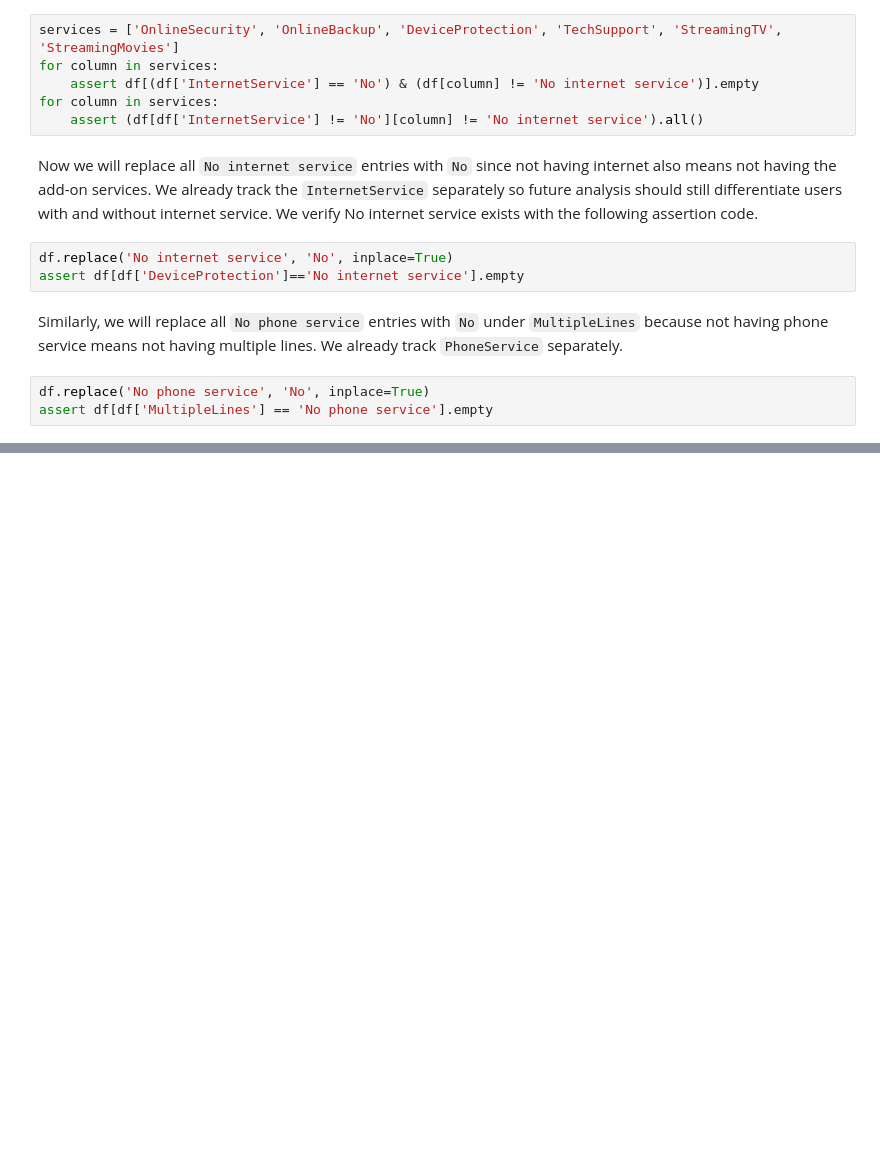
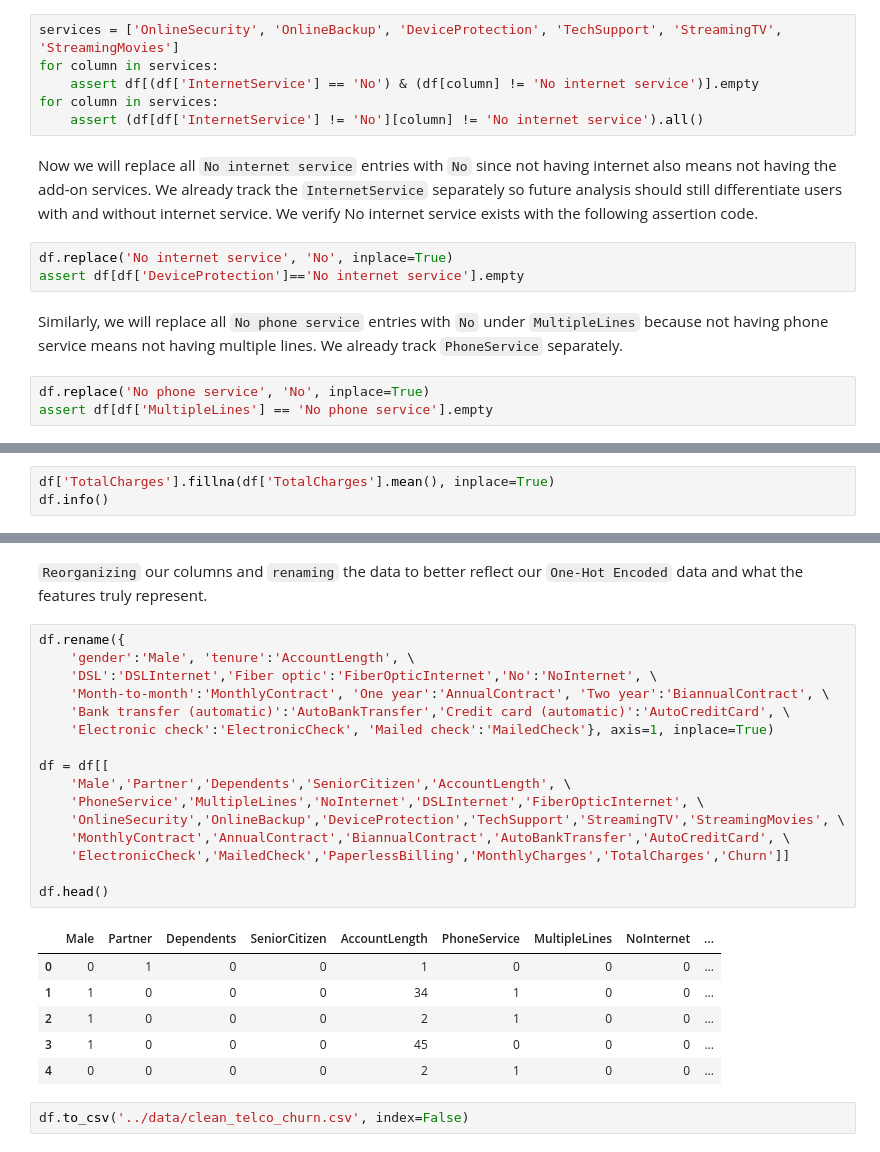
Before and after one commit to mrhussaink7/telco-churn-model, a Jupyter notebook: notebooks/data_cleaning.ipynb, the cells around one changed output, grey strips where cells are left out. Drawn from its saved outputs; the diff is of its cells as text; blank space fills up the shorter version.

```diff
--- a/notebooks/data_cleaning.ipynb
+++ b/notebooks/data_cleaning.ipynb
@@ -121,0 +185,3 @@ assert df[df['MultipleLines'] == 'No phone service'].empty
+# %%
+df['TotalCharges'].fillna(df['TotalCharges'].mean(), inplace=True)
+df.info()
@@ -121,0 +206,27 @@ assert df[df['MultipleLines'] == 'No phone service'].empty
+# %% [markdown]
+`Reorganizing` our columns and `renaming` the data to better reflect our `One-Hot Encoded` data and what the features truly represent.
+# %%
+df.rename({
+    'gender':'Male', 'tenure':'AccountLength', \
+    'DSL':'DSLInternet','Fiber optic':'FiberOpticInternet','No':'NoInternet', \
+    'Month-to-month':'MonthlyContract', 'One year':'AnnualContract', 'Two year':'BiannualContract', \
+    'Bank transfer (automatic)':'AutoBankTransfer','Credit card (automatic)':'AutoCreditCard', \
+    'Electronic check':'ElectronicCheck', 'Mailed check':'MailedCheck'}, axis=1, inplace=True)
+
+df = df[[
+    'Male','Partner','Dependents','SeniorCitizen','AccountLength', \
+    'PhoneService','MultipleLines','NoInternet','DSLInternet','FiberOpticInternet', \
+    'OnlineSecurity','OnlineBackup','DeviceProtection','TechSupport','StreamingTV','StreamingMovies', \
+    'MonthlyContract','AnnualContract','BiannualContract','AutoBankTransfer','AutoCreditCard', \
+    'ElectronicCheck','MailedCheck','PaperlessBilling','MonthlyCharges','TotalCharges','Churn']]
+
+df.head()
+# %% [output]
+|  | Male | Partner | Dependents | SeniorCitizen | AccountLength | PhoneService | MultipleLines | NoInternet | ... |
+| 0 | 0 | 1 | 0 | 0 | 1 | 0 | 0 | 0 | ... |
+| 1 | 1 | 0 | 0 | 0 | 34 | 1 | 0 | 0 | ... |
+| 2 | 1 | 0 | 0 | 0 | 2 | 1 | 0 | 0 | ... |
+| 3 | 1 | 0 | 0 | 0 | 45 | 0 | 0 | 0 | ... |
+| 4 | 0 | 0 | 0 | 0 | 2 | 1 | 0 | 0 | ... |
+# %%
+df.to_csv('../data/clean_telco_churn.csv', index=False)
```
Also changed, not shown: parts of 17 cells of this notebook.
